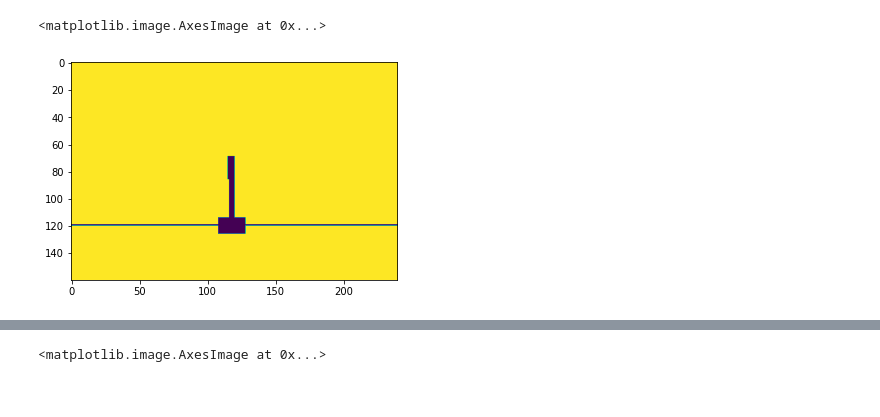
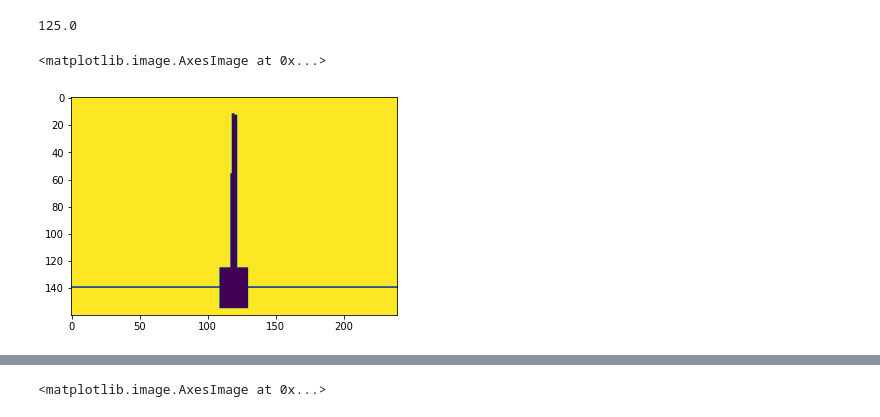
Before and after one commit to harishh1/rl, a Jupyter notebook: cartpole/env_image.ipynb, the cells around one changed output, grey strips where cells are left out. Cells and saved outputs as stored; diff of their text form; code cells hidden in the pictures.

```diff
--- a/cartpole/env_image.ipynb
+++ b/cartpole/env_image.ipynb
@@ -6,15 +6,20 @@ import numpy as np
 # %%
 def getImage(env):
         img = env.render(mode='rgb_array')
-
+        screen_height, screen_width, _ = img.shape
+        img = img[int(screen_height*.4):int(screen_height*.8),:]
         img_rgb = cv2.cvtColor(img, cv2.COLOR_RGB2GRAY)
         img_rgb_resized = cv2.resize(img_rgb, (240, 160), interpolation=cv2.INTER_CUBIC)
         img_rgb_resized[img_rgb_resized < 255] = 0
         img_rgb_resized = img_rgb_resized / 255
 
+        img_crop = img_rgb_resized[:,]
         return img_rgb_resized
 # %%
 env = gym.make('CartPole-v0')
 env.reset()
-a = env.render(mode = "rgb_array")
+img = env.render(mode = "rgb_array")
+screen_height, screen_width, _ = img.shape
+im  = getImage(env)
+
 env.close()
@@ -26,5 +37,9 @@ NameError: name 'GetImage' is not defined
+# %%
+screen_width/4.8
+# %% [output]
+125.0
 # %%
-plt.imshow(b)
+plt.imshow(im)
 # %% [output]
 <matplotlib.image.AxesImage at 0x...>
-[figure, old version]
+[figure, new version]
```
Also changed, not shown: parts of 7 cells of this notebook, 1 other file.
